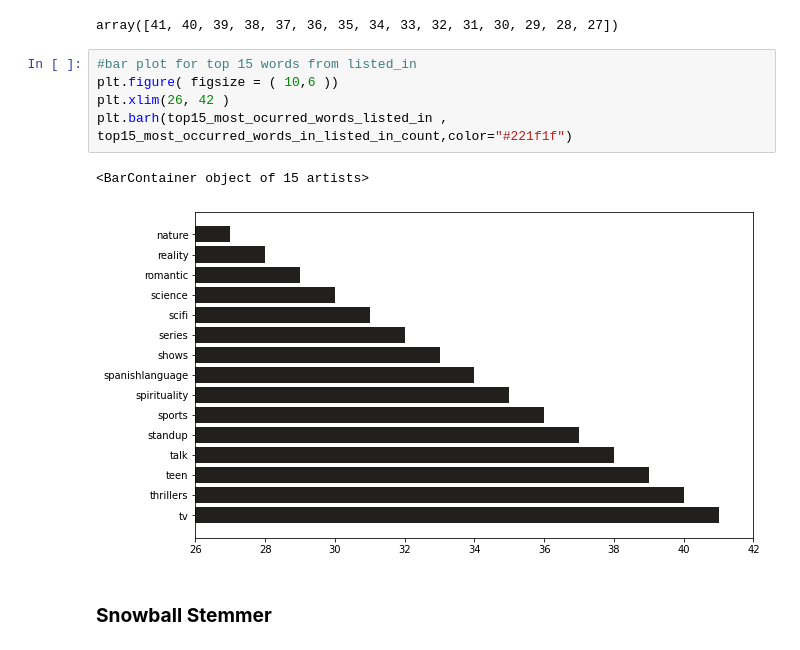
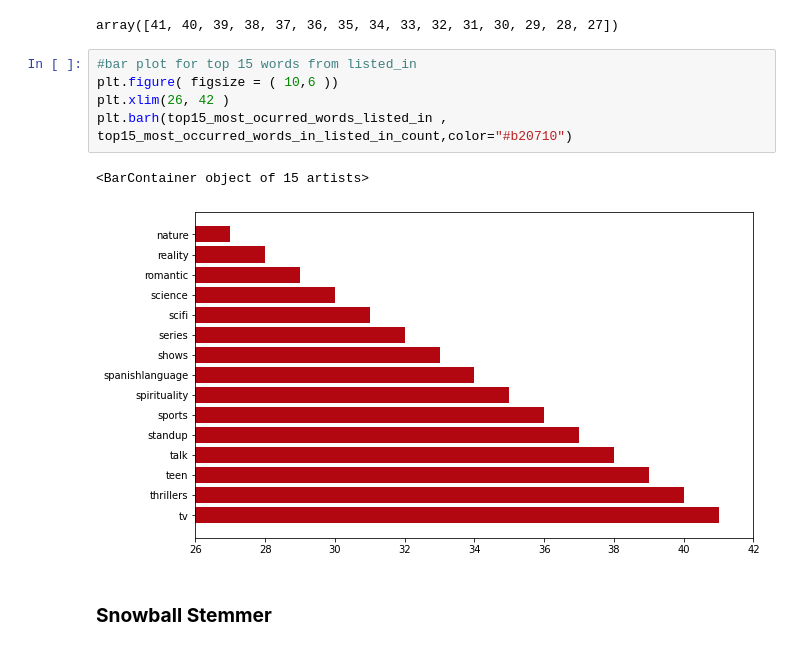
Before and after one commit to lakummahesh/Unsupervised-ML-Capstone-Project-Netflix-Movies-and-TV-Shows-Clustering, a Jupyter notebook: NETFLIX_MOVIES_AND_TV_SHOWS_CLUSTERING.ipynb, the cells around one changed output. Cells and saved outputs as stored; diff of their text form.

```diff
--- a/NETFLIX_MOVIES_AND_TV_SHOWS_CLUSTERING.ipynb
+++ b/NETFLIX_MOVIES_AND_TV_SHOWS_CLUSTERING.ipynb
@@ -1010,11 +1011,11 @@ array([41, 40, 39, 38, 37, 36, 35, 34, 33, 32, 31, 30, 29, 28, 27])
 # %%
 #bar plot for top 15 words from listed_in
 plt.figure( figsize = ( 10,6 ))
 plt.xlim(26, 42 )
-plt.barh(top15_most_ocurred_words_listed_in , top15_most_occurred_words_in_listed_in_count,color="#221f1f")
+plt.barh(top15_most_ocurred_words_listed_in , top15_most_occurred_words_in_listed_in_count,color="#b20710")
 # %% [output]
 <BarContainer object of 15 artists>
-[figure, old version]
+[figure, new version]
 # %% [markdown]
 ### **Snowball Stemmer**
 # %%
```
Also changed, not shown: parts of 4 cells of this notebook.
